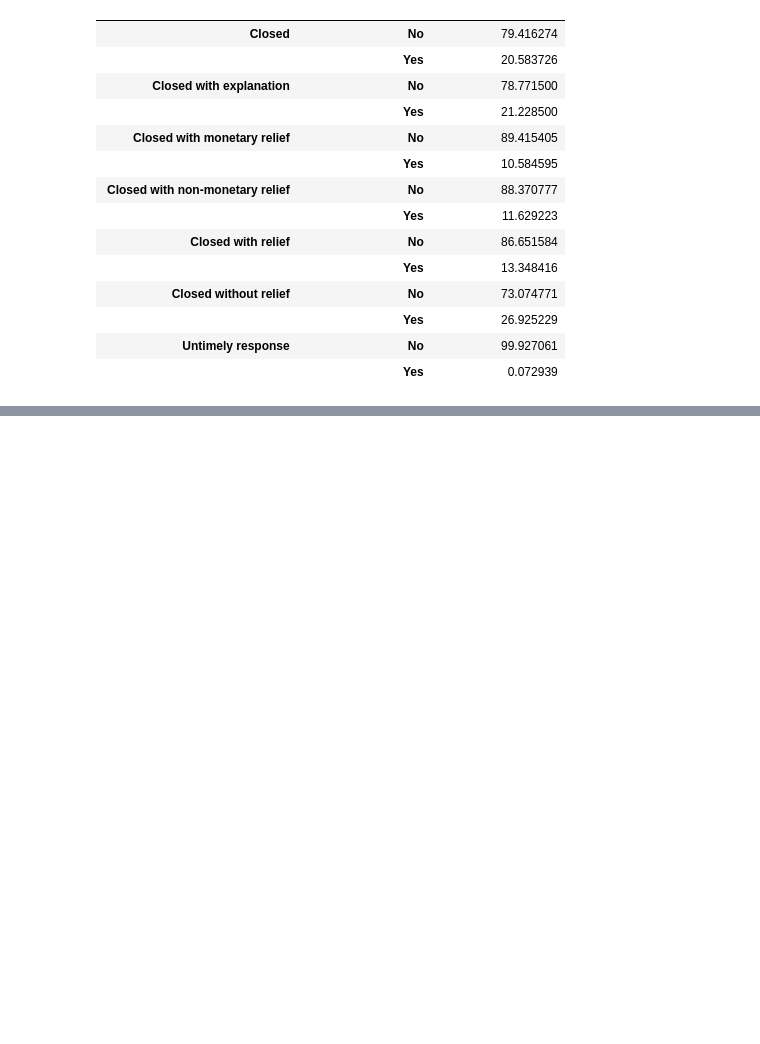
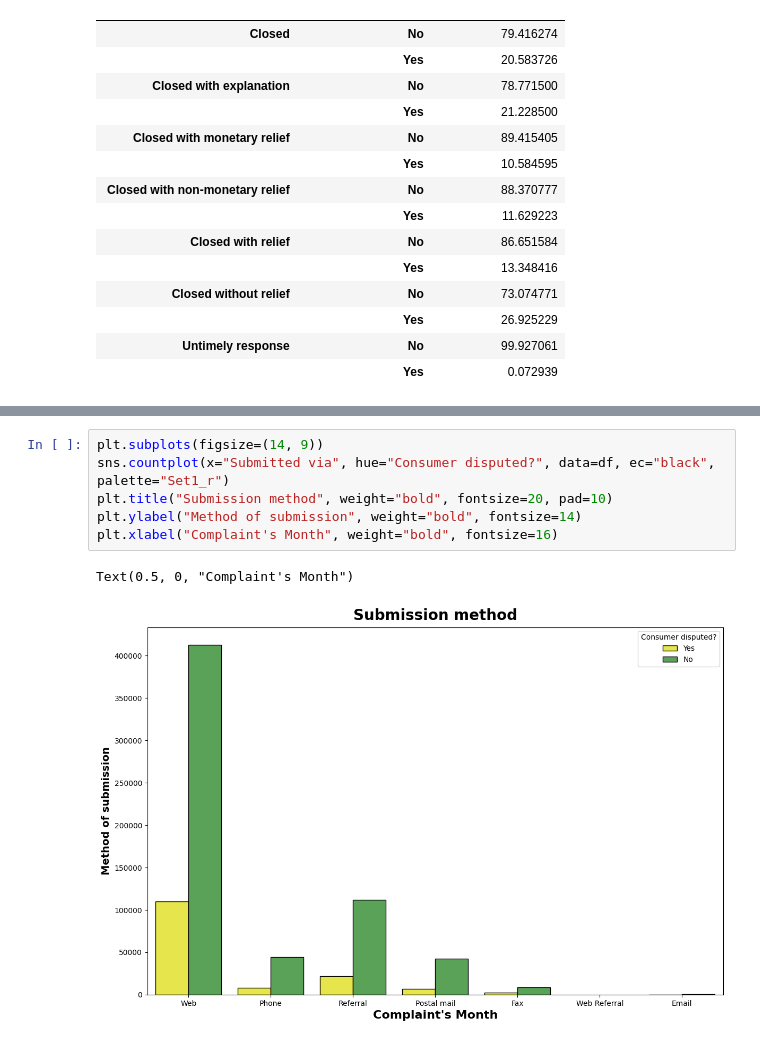
Before and after one commit to natek-1/finance_complaint_analysis, a Jupyter notebook: notebooks/EDA.ipynb, the cells around one changed output, grey strips where cells are left out. Drawn from its saved outputs; the diff is of its cells as text; blank space fills up the shorter version.

```diff
--- a/notebooks/EDA.ipynb
+++ b/notebooks/EDA.ipynb
@@ -281,0 +390,9 @@ response.to_frame()
+# %%
+plt.subplots(figsize=(14, 9))
+sns.countplot(x="Submitted via", hue="Consumer disputed?", data=df, ec="black", palette="Set1_r")
+plt.title("Submission method", weight="bold", fontsize=20, pad=10)
+plt.ylabel("Method of submission", weight="bold", fontsize=14)
+plt.xlabel("Complaint's Month", weight="bold", fontsize=16)
+# %% [output]
+Text(0.5, 0, "Complaint's Month")
+[figure, added]
```
Also changed, not shown: parts of 16 cells of this notebook.
